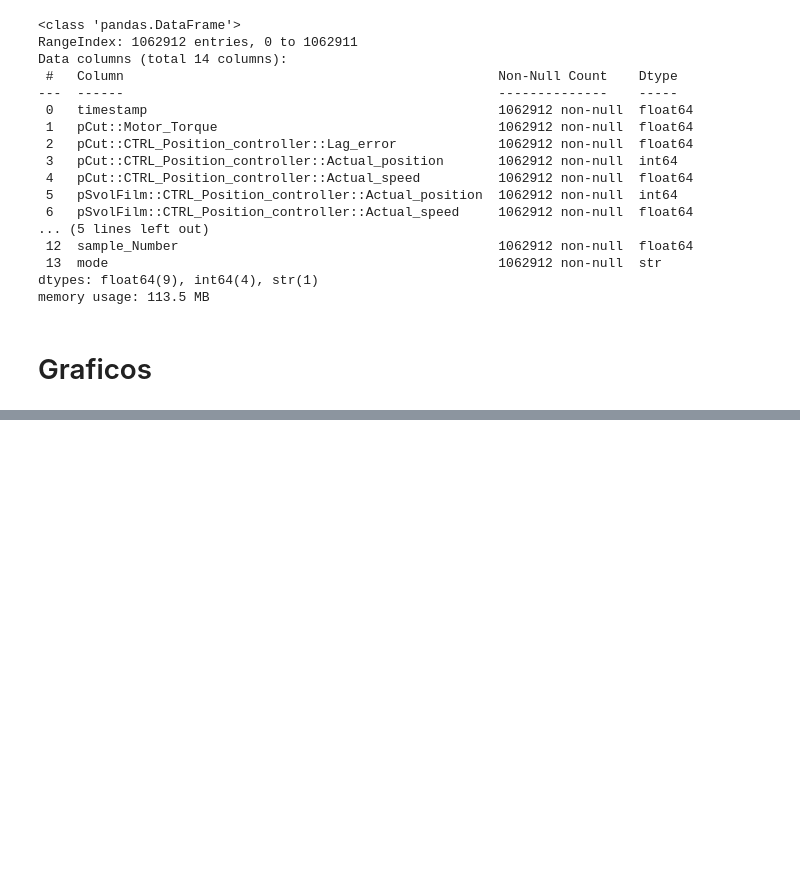
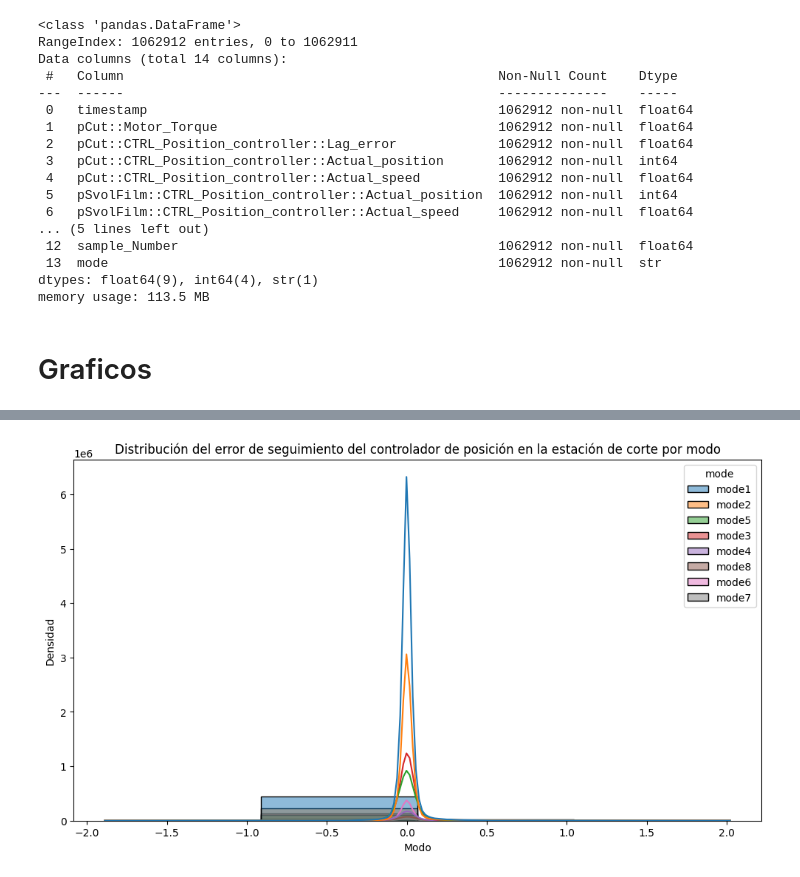
Before and after one commit to maketas1/CuartetoCalavera, a Jupyter notebook: proyecto_Jaime.ipynb, the cells around one changed output, grey strips where cells are left out. Cells and saved outputs as stored; diff of their text form; code cells hidden in the pictures; blank space fills up the shorter version.

```diff
--- a/proyecto_Jaime.ipynb
+++ b/proyecto_Jaime.ipynb
@@ -230,0 +235,19 @@ sns.histplot(
+# %%
+fig, ax = plt.subplots(figsize=(10, 6))
+sns.histplot(
+    data = df1,
+    x = 'pCut::CTRL_Position_controller::Lag_error',
+    hue = 'mode',
+    kde = True,
+    alpha = 0.5,
+    ax = ax,
+    bins = 4
+)
+
+ax.set_title('Distribución del error de seguimiento del controlador de posición en la estación de corte por modo')
+ax.set_xlabel('Modo')
+ax.set_ylabel('Densidad')
+plt.tight_layout()
+plt.show()
+# %% [output]
+[figure, added]
```
Also changed, not shown: parts of 1 cell of this notebook.
